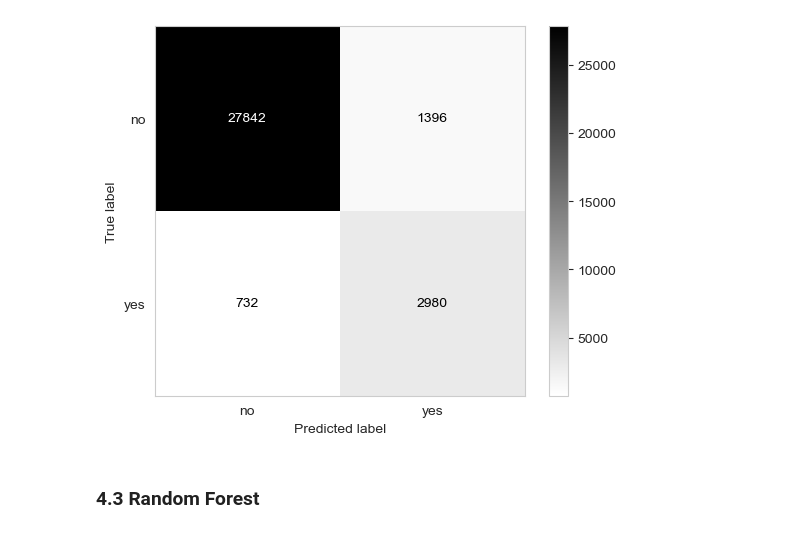
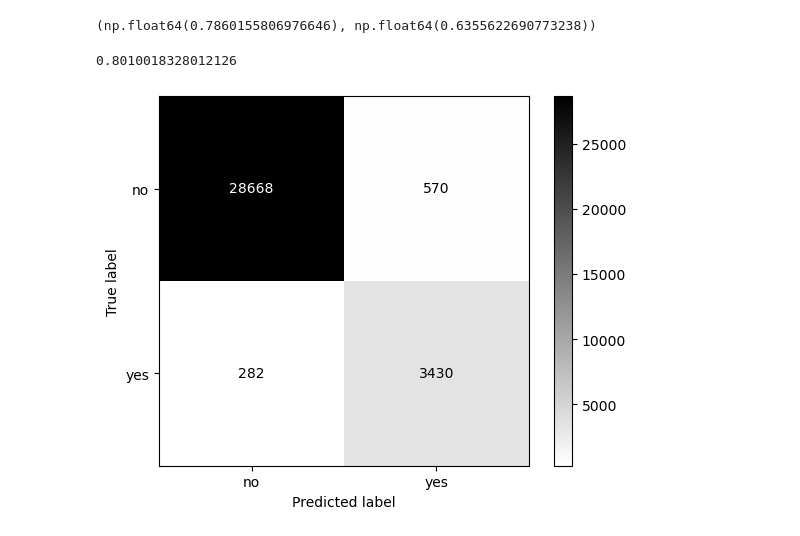
Before and after one commit to hjx2020/bank-marketing, a Jupyter notebook: bank_marketing_analysis.ipynb, the cells around one changed output. Saved outputs shown, nothing was run; the diff lists cells and outputs as text; code cells hidden in the pictures.

```diff
--- a/bank_marketing_analysis.ipynb
+++ b/bank_marketing_analysis.ipynb
@@ -35,8 +109,10 @@ warnings.filterwarnings("ignore", message=".*X does not have valid feature names
 # %%
 # Load data
-df = pd.read_csv("data/bank-additional-full.csv", sep=';')
+# df = pd.read_csv("data/bank-additional-full.csv", sep=';')
+df = pd.read_csv("data/bank-additional-full-cleaned.csv")
 
 # Map target to binary
+df.columns = df.columns.str.replace('.','_')
 df['y'] = df['y'].map({'yes': 1, 'no': 0})
 
 X = df.drop('y', axis=1)
@@ -275,0 +514,26 @@ AUC-ROC: 0.8974
+# %%
+lgbm_clf = Pipeline([
+    ('preprocessor', tree_preprocessor),
+    ('classifier', LGBMClassifier(random_state=42, verbose=-1, importances_type='gain'))
+])
+
+# Tuning - using RandomizedSearchCV
+print("\nTuning LightGBM...")
+param_dist_lgbm = {
+    'classifier__n_estimators': [100, 200, 500],
+    'classifier__learning_rate': [0.01, 0.05, 0.1],
+    'classifier__num_leaves': [31, 50, 100],
+    'classifier__max_depth': [-1, 10, 20],
+    'classifier__subsample': [0.8, 1.0],
+    'classifier__colsample_bytree': [0.8, 1.0],
+    'classifier__class_weight': ['balanced', None]
+}
+rand_lgbm = RandomizedSearchCV(lgbm_clf, param_distributions=param_dist_lgbm, n_iter=20, cv=5, scoring='f1', n_jobs=-1, random_state=42)
+rand_lgbm.fit(X_train, y_train)
+
+print(f"Best Params: {rand_lgbm.best_params_}")
+best_lgbm_clf = rand_lgbm.best_estimator_
+
+# Best Model Eval
+y_pred,metrics_lgbm = evaluate_cv(best_lgbm_clf, X_train, y_train)
+metrics_lgbm['Model'] = 'LightGBM'
@@ -276,12 +557,17 @@ AUC-ROC: 0.8974
+# %%
+metrics_lgbm['test_f1_macro'].mean(), metrics_lgbm['test_f1'].mean()
+# %% [output]
+(np.float64(0.7860155806976646), np.float64(0.6355622690773238))
 # %%
 # search the best threshold
-precision, recall, thresholds = precision_recall_curve(y_train, best_dt_clf.predict_proba(X_train)[:,1])
+precision, recall, thresholds = precision_recall_curve(y_train, best_lgbm_clf.predict_proba(X_train)[:,1])
 
-best_t, f1 = search_best_threshold(precision, recall, thresholds)
+best_t_lgbm, f1_lgbm = search_best_threshold(precision, recall, thresholds)
 
-disp = ConfusionMatrixDisplay.from_predictions(y_train, (best_dt_clf.predict_proba(X_train)[:,1] > best_t).astype(int), display_labels = ['no', 'yes'], cmap = 'gray_r')
+disp = ConfusionMatrixDisplay.from_predictions(y_train, (best_lgbm_clf.predict_proba(X_train)[:,1] >= best_t_lgbm).astype(int), display_labels = ['no', 'yes'], cmap = 'gray_r')
 disp.ax_.grid(False)
+
+print(best_t_lgbm)
 # %% [output]
+0.8010018328012126
-[figure, old version]
+[figure, new version]
-# %% [markdown]
-### 4.3 Random Forest
```
Also changed, not shown: parts of 113 cells of this notebook, 9 other files.
